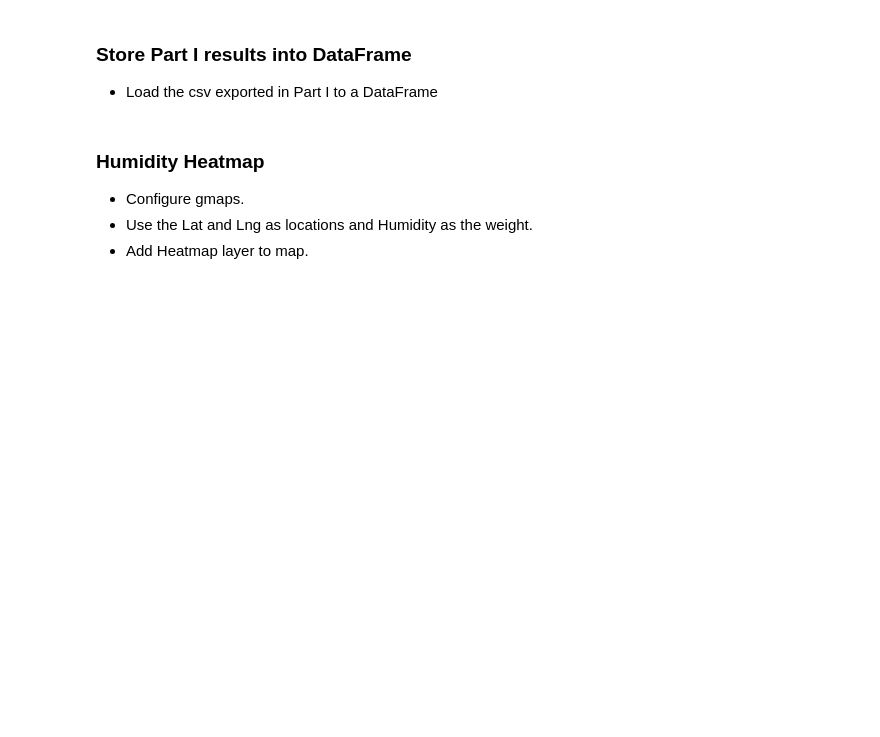
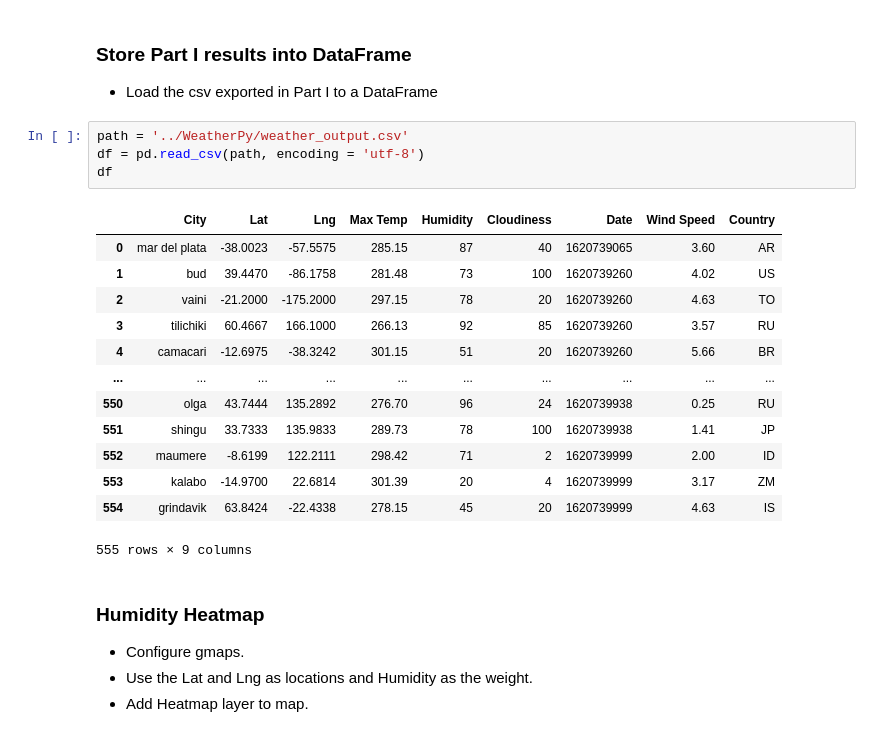
Before and after one commit to adriana-icasiano/python-api-challenge, a Jupyter notebook: VacationPy/VacationPy.ipynb, the cells around one changed output. Drawn from its saved outputs; the diff is of its cells as text; blank space fills up the shorter version.

Commit message:
VacationPy loaded dataframe

```diff
--- a/VacationPy/VacationPy.ipynb
+++ b/VacationPy/VacationPy.ipynb
@@ -20,6 +20,24 @@ from api_keys import g_key
 # %% [markdown]
 ### Store Part I results into DataFrame
 * Load the csv exported in Part I to a DataFrame
+# %%
+path = '../WeatherPy/weather_output.csv'
+df = pd.read_csv(path, encoding = 'utf-8')
+df
+# %% [output]
+|  | City | Lat | Lng | Max Temp | Humidity | Cloudiness | Date | Wind Speed | Country |
+| 0 | mar del plata | -38.0023 | -57.5575 | 285.15 | 87 | 40 | 1620739065 | 3.60 | AR |
+| 1 | bud | 39.4470 | -86.1758 | 281.48 | 73 | 100 | 1620739260 | 4.02 | US |
+| 2 | vaini | -21.2000 | -175.2000 | 297.15 | 78 | 20 | 1620739260 | 4.63 | TO |
+| 3 | tilichiki | 60.4667 | 166.1000 | 266.13 | 92 | 85 | 1620739260 | 3.57 | RU |
+| 4 | camacari | -12.6975 | -38.3242 | 301.15 | 51 | 20 | 1620739260 | 5.66 | BR |
+| ... | ... | ... | ... | ... | ... | ... | ... | ... | ... |
+| 550 | olga | 43.7444 | 135.2892 | 276.70 | 96 | 24 | 1620739938 | 0.25 | RU |
+| 551 | shingu | 33.7333 | 135.9833 | 289.73 | 78 | 100 | 1620739938 | 1.41 | JP |
+| 552 | maumere | -8.6199 | 122.2111 | 298.42 | 71 | 2 | 1620739999 | 2.00 | ID |
+| 553 | kalabo | -14.9700 | 22.6814 | 301.39 | 20 | 4 | 1620739999 | 3.17 | ZM |
+| 554 | grindavik | 63.8424 | -22.4338 | 278.15 | 45 | 20 | 1620739999 | 4.63 | IS |
+555 rows × 9 columns
 # %% [markdown]
 ### Humidity Heatmap
 * Configure gmaps.
```
Also changed, not shown: 4 other files.
